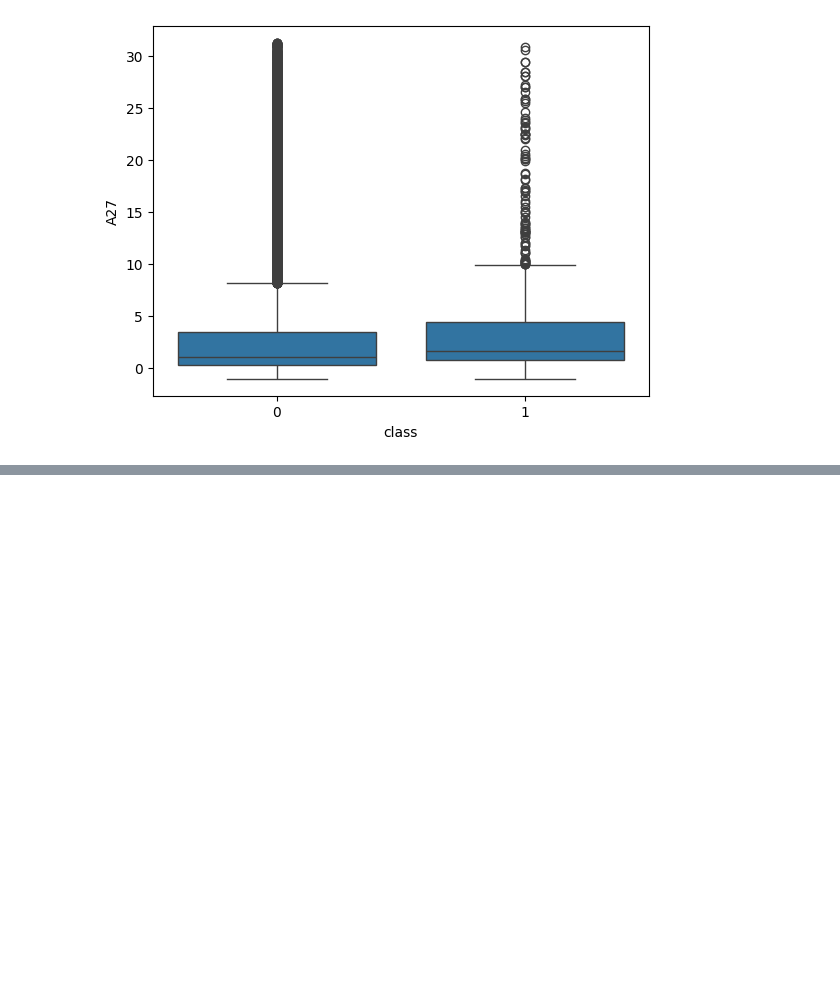
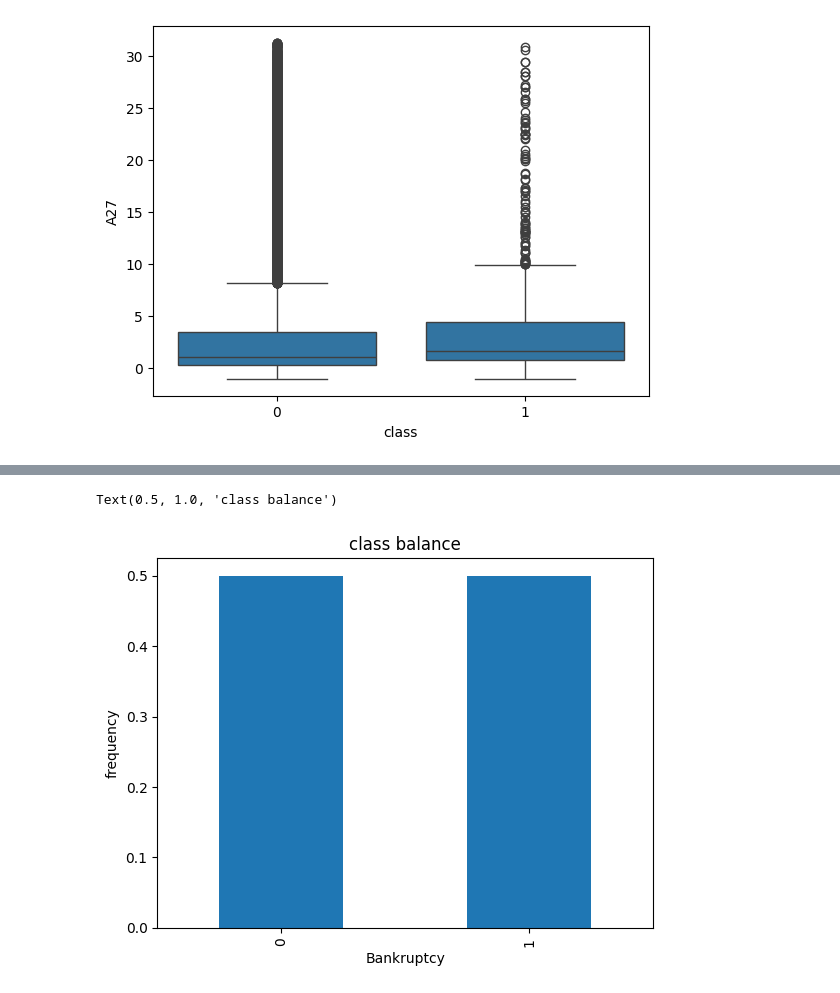
Before and after one commit to selvamR5/Bankruptcy-prediction, a Jupyter notebook: data mining.ipynb, the cells around one changed output, grey strips where cells are left out. Saved outputs shown, nothing was run; the diff lists cells and outputs as text; code cells hidden in the pictures; blank space fills up the shorter version.

```diff
--- a/data mining.ipynb
+++ b/data mining.ipynb
@@ -209,0 +245,15 @@ X_train,X_test,y_train,y_test = train_test_split(X,y,test_size = 0.2,random_stat
+# %%
+#X_train_under = pd.Series(X_train_under)
+
+
+y_train_under.value_counts(normalize = True)
+y_train_under.value_counts(normalize = True).plot(kind="bar")
+plt.xlabel("Bankruptcy")
+plt.ylabel("frequency")
+plt.title("class balance")
+
+# positive class - bankruptcy = true - 1 - minority class
+# negative class - bankruptcy = no - 0 - majority class
+# %% [output]
+Text(0.5, 1.0, 'class balance')
+[figure, added]
```
Also changed, not shown: parts of 25 cells of this notebook.
